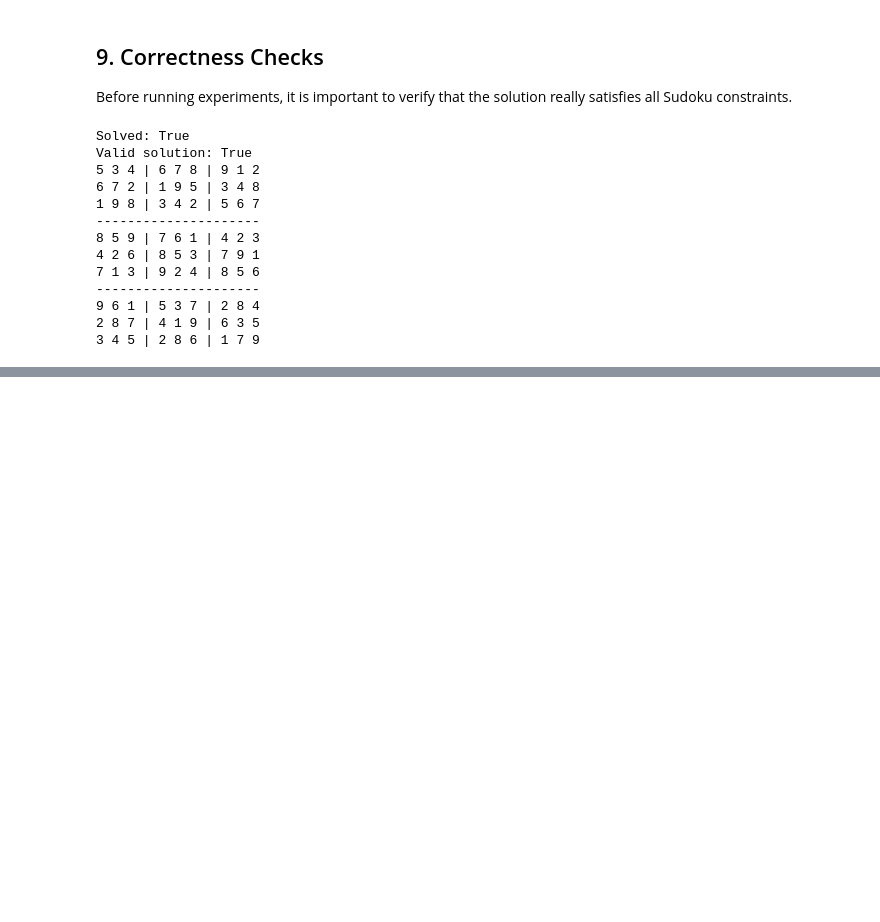
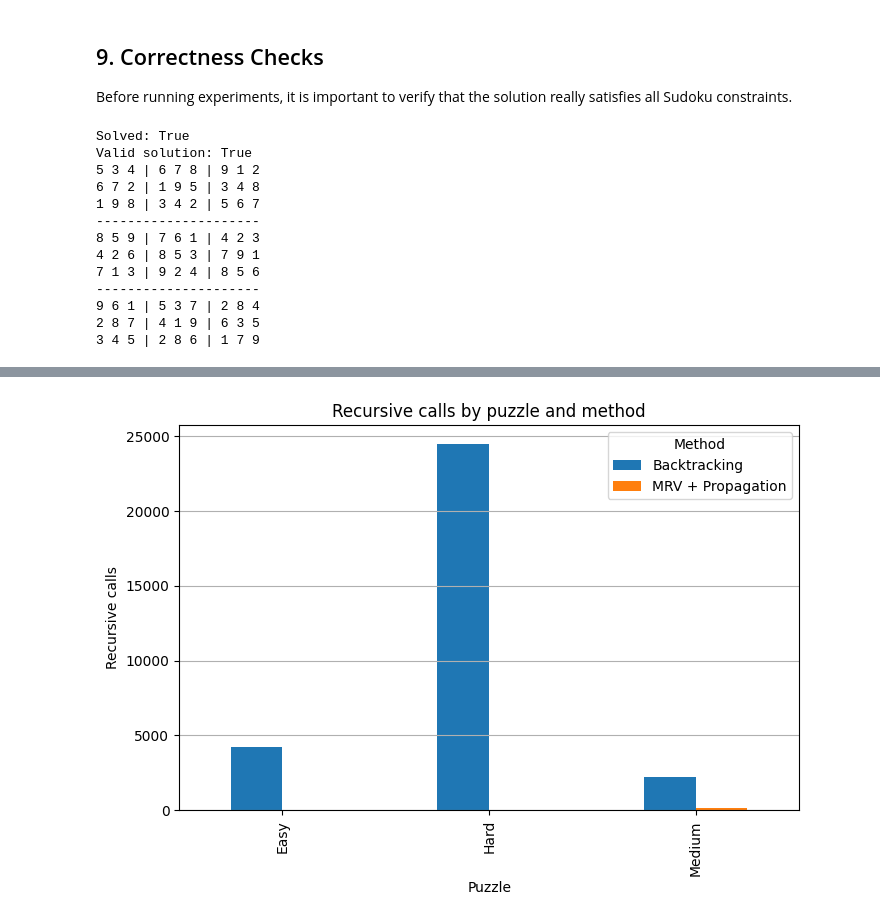
Before and after one commit to hktodorova/sudoku_project_submission, a Jupyter notebook: sudoku_project.ipynb, the cells around one changed output, grey strips where cells are left out. Drawn from its saved outputs; the diff is of its cells as text; code cells hidden in the pictures; blank space fills up the shorter version.

Commit message:
Add experiments, tables, plots and results

```diff
--- a/sudoku_project.ipynb
+++ b/sudoku_project.ipynb
@@ -429,0 +446,31 @@ Valid solution: True
+# %%
+def run_solver(solver_name, puzzle_name, puzzle):
+    grid = deepcopy(puzzle)
+    start = time.perf_counter()
+    if solver_name == "Backtracking":
+        solved, solved_grid, stats = solve_backtracking(grid, SolverStats())
+    elif solver_name == "MRV + Propagation":
+        solved, solved_grid, stats = solve_mrv(grid, SolverStats())
+    else:
+        raise ValueError("Unknown solver")
+    elapsed = time.perf_counter() - start
+    return {
+        "Puzzle": puzzle_name,
+        "Method": solver_name,
+        "Solved": solved,
+        "Valid": check_solution(solved_grid) if solved else False,
+        "Runtime_sec": elapsed,
+        "Recursive_calls": stats.recursive_calls,
+        "Assignments": stats.assignments,
+        "Backtracks": stats.backtracks,
+        "Propagation_assignments": stats.propagations,
+        "Solved_grid": solved_grid,
+    }
+
+results = []
+for puzzle_name, puzzle in PUZZLES.items():
+    for method in ["Backtracking", "MRV + Propagation"]:
+        results.append(run_solver(method, puzzle_name, puzzle))
+
+results_df = pd.DataFrame(results)
+results_df[["Puzzle", "Method", "Solved", "Valid", "Runtime_sec", "Recursive_calls", "Assignments", "Backtracks", "Propagation_assignments"]]
@@ -429,0 +505,9 @@ Valid solution: True
+# %%
+pivot_calls = results_df.pivot(index="Puzzle", columns="Method", values="Recursive_calls")
+pivot_calls.plot(kind="bar")
+plt.title("Recursive calls by puzzle and method")
+plt.ylabel("Recursive calls")
+plt.grid(True, axis="y")
+plt.show()
+# %% [output]
+[figure, added]
```
Also changed, not shown: parts of 12 cells of this notebook.
